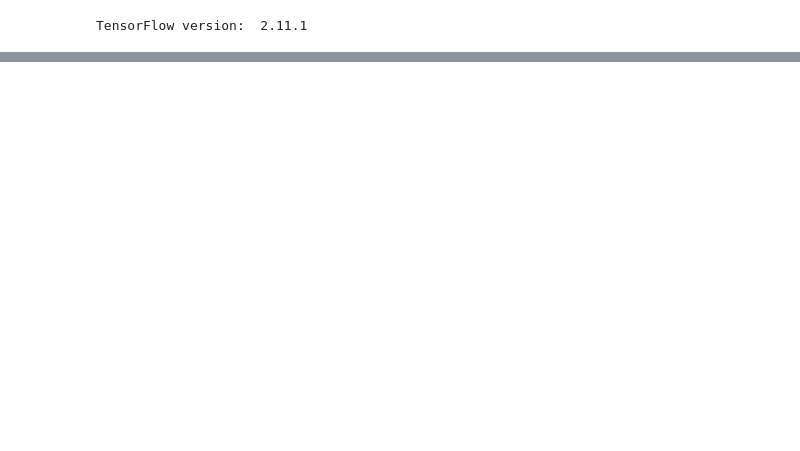
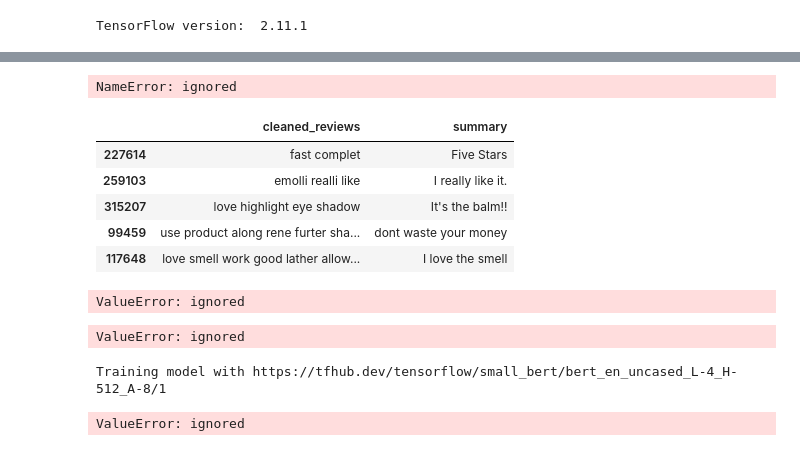
Before and after one commit to bajajraj/FI824AmazonReviewAnalysis, a Jupyter notebook: FI824FinalProject.ipynb, the cells around one changed output, grey strips where cells are left out. Saved outputs shown, nothing was run; the diff lists cells and outputs as text; code cells hidden in the pictures; blank space fills up the shorter version.

```diff
--- a/FI824FinalProject.ipynb
+++ b/FI824FinalProject.ipynb
@@ -246,0 +322,41 @@ ValueError: ignored
+# %%
+def rand_split_train_test(features, label, train_perc=.8, random_state=42):
+    """
+    Shuffle the features and labels so they are in a random order.
+        sklearn.utils.shuffle does this well.
+    Then split the features and labels into training and testing sets
+        where train_perc of the samples are in training and the
+        remaining are for testing.
+    """
+    #features_shuffles, label_shuffle = shuffle(features, label, random_state=42)
+    test_size = 1 - train_perc
+    features_tr, features_te, label_tr, label_te = train_test_split(features, label,
+                                                                     train_size=train_perc,
+                                                                     shuffle=True,
+                                                                     random_state=random_state,
+                                                                     stratify=label)
+
+    return features_tr, features_te, label_tr, label_te
+# %%
+labels = luxury_df.pop('classes')
+# %%
+luxury_df = pd.concat((luxury_df,pd.get_dummies(luxury_df.summary)),1)
+# %% [output]
+NameError: ignored
+# %%
+x_train, x_test, y_train, y_test = rand_split_train_test(luxury_df[['cleaned_reviews', 'summary']], luxury_df[['classes']])
+x_train.head()
+# %% [output]
+|  | cleaned_reviews | summary |
+| 227614 | fast complet | Five Stars |
+| 259103 | emolli realli like | I really like it. |
+| 315207 | love highlight eye shadow | It's the balm!! |
+| 99459 | use product along rene furter sha... | dont waste your money |
+| 117648 | love smell work good lather allow... | I love the smell |
+# %%
+x_train = tf.data.Dataset.from_tensor_slices(dict(x_train))
+x_test = tf.data.Dataset.from_tensor_slices(dict(x_test))
+y_train = tf.data.Dataset.from_tensor_slices(dict(y_train))
+y_test = tf.data.Dataset.from_tensor_slices(dict(y_test))
+# %% [output]
+ValueError: ignored
@@ -246,0 +373,15 @@ ValueError: ignored
+# %%
+scaler = StandardScaler()
+features_tr = np.asarray(scaler.fit_transform(x_train)).astype('float32')
+features_te = np.asarray(scaler.fit_transform(y_train)).astype('float32')
+# %% [output]
+ValueError: ignored
+# %%
+epochs = 5
+print(f'Training model with {tfhub_handle_encoder}')
+history = classifier_model.fit(x=x_train,
+                               validation_data=y_train,
+                               epochs=epochs)
+# %% [output]
+Training model with https://tfhub.dev/tensorflow/small_bert/bert_en_uncased_L-4_H-512_A-8/1
+ValueError: ignored
```
Also changed, not shown: parts of 15 cells of this notebook.
